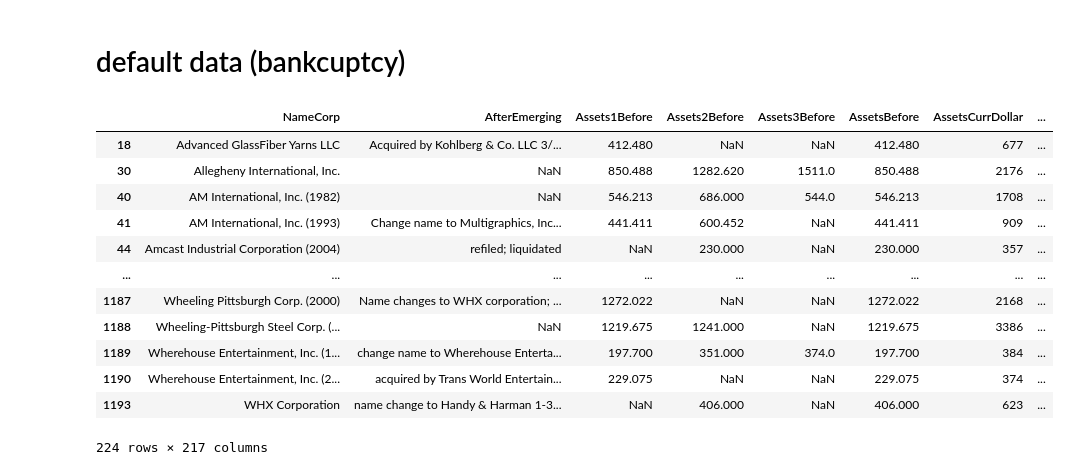
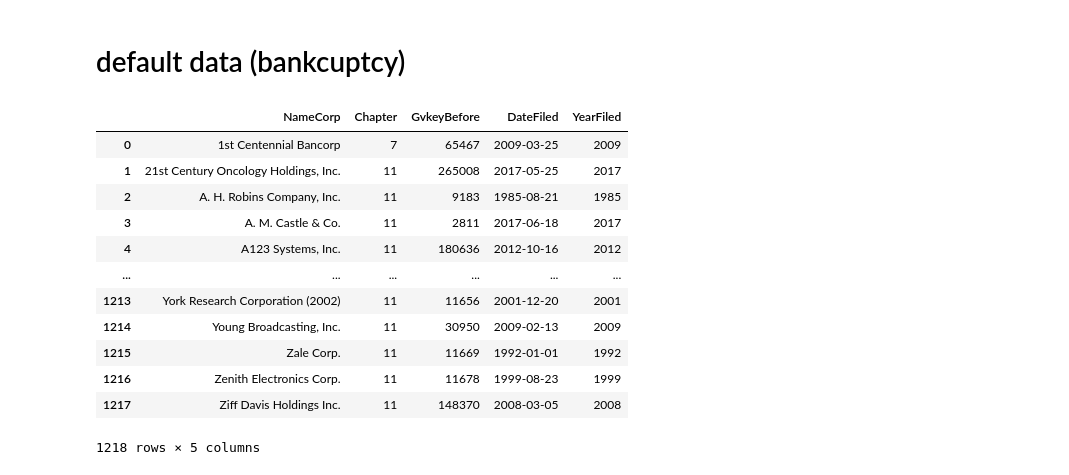
Before and after one commit to Tom-Dvk/scoring_project, a Jupyter notebook: R&D_hugo/research.ipynb, the cells around one changed output. Cells and saved outputs as stored; diff of their text form; code cells hidden in the pictures.

```diff
--- a/R&D_hugo/research.ipynb
+++ b/R&D_hugo/research.ipynb
@@ -141,21 +154,25 @@ See the caveats in the documentation: https://pandas.pydata.org/pandas-docs/stab
 # %%
 lopucki = (
     pd.read_excel('/Users/hugorameil/Documents/GitHub/scoring_project/default_data/Bankruptcy - LoPucki/Florida-UCLA-LoPucki Bankruptcy Research Database 1-12-2023.xlsx')
-    .groupby('GvkeyBefore')
-    .filter(lambda x: len(x) > 1)
+    .assign(GvkeyBefore=lambda x: x['GvkeyBefore'].astype(str),
+            DateFiled = lambda x: pd.to_datetime(x['DateFiled']),
+            YearFiled = lambda x: x['DateFiled'].dt.year)
+    #.groupby('GvkeyBefore')
+    #.filter(lambda x: len(x) > 1)
+    .filter(['NameCorp', 'Chapter', 'GvkeyBefore', 'DateFiled', 'YearFiled'])
 )
 lopucki
 # %% [output]
-|  | NameCorp | AfterEmerging | Assets1Before | Assets2Before | Assets3Before | AssetsBefore | AssetsCurrDollar | ... |
-| 18 | Advanced GlassFiber Yarns LLC | Acquired by Kohlberg & Co. LLC 3/... | 412.480 | NaN | NaN | 412.480 | 677 | ... |
-| 30 | Allegheny International, Inc. | NaN | 850.488 | 1282.620 | 1511.0 | 850.488 | 2176 | ... |
-| 40 | AM International, Inc. (1982) | NaN | 546.213 | 686.000 | 544.0 | 546.213 | 1708 | ... |
-| 41 | AM International, Inc. (1993) | Change name to Multigraphics, Inc... | 441.411 | 600.452 | NaN | 441.411 | 909 | ... |
-| 44 | Amcast Industrial Corporation (2004) | refiled; liquidated | NaN | 230.000 | NaN | 230.000 | 357 | ... |
-| ... | ... | ... | ... | ... | ... | ... | ... | ... |
-| 1187 | Wheeling Pittsburgh Corp. (2000) | Name changes to WHX corporation; ... | 1272.022 | NaN | NaN | 1272.022 | 2168 | ... |
-| 1188 | Wheeling-Pittsburgh Steel Corp. (... | NaN | 1219.675 | 1241.000 | NaN | 1219.675 | 3386 | ... |
-| 1189 | Wherehouse Entertainment, Inc. (1... | change name to Wherehouse Enterta... | 197.700 | 351.000 | 374.0 | 197.700 | 384 | ... |
-| 1190 | Wherehouse Entertainment, Inc. (2... | acquired by Trans World Entertain... | 229.075 | NaN | NaN | 229.075 | 374 | ... |
-| 1193 | WHX Corporation | name change to Handy & Harman 1-3... | NaN | 406.000 | NaN | 406.000 | 623 | ... |
+|  | NameCorp | Chapter | GvkeyBefore | DateFiled | YearFiled |
+| 0 | 1st Centennial Bancorp | 7 | 65467 | 2009-03-25 | 2009 |
+| 1 | 21st Century Oncology Holdings, Inc. | 11 | 265008 | 2017-05-25 | 2017 |
+| 2 | A. H. Robins Company, Inc. | 11 | 9183 | 1985-08-21 | 1985 |
+| 3 | A. M. Castle & Co. | 11 | 2811 | 2017-06-18 | 2017 |
+| 4 | A123 Systems, Inc. | 11 | 180636 | 2012-10-16 | 2012 |
+| ... | ... | ... | ... | ... | ... |
+| 1213 | York Research Corporation (2002) | 11 | 11656 | 2001-12-20 | 2001 |
+| 1214 | Young Broadcasting, Inc. | 11 | 30950 | 2009-02-13 | 2009 |
+| 1215 | Zale Corp. | 11 | 11669 | 1992-01-01 | 1992 |
+| 1216 | Zenith Electronics Corp. | 11 | 11678 | 1999-08-23 | 1999 |
+| 1217 | Ziff Davis Holdings Inc. | 11 | 148370 | 2008-03-05 | 2008 |
-224 rows × 217 columns
+1218 rows × 5 columns
```
Also changed, not shown: parts of 28 cells of this notebook.
